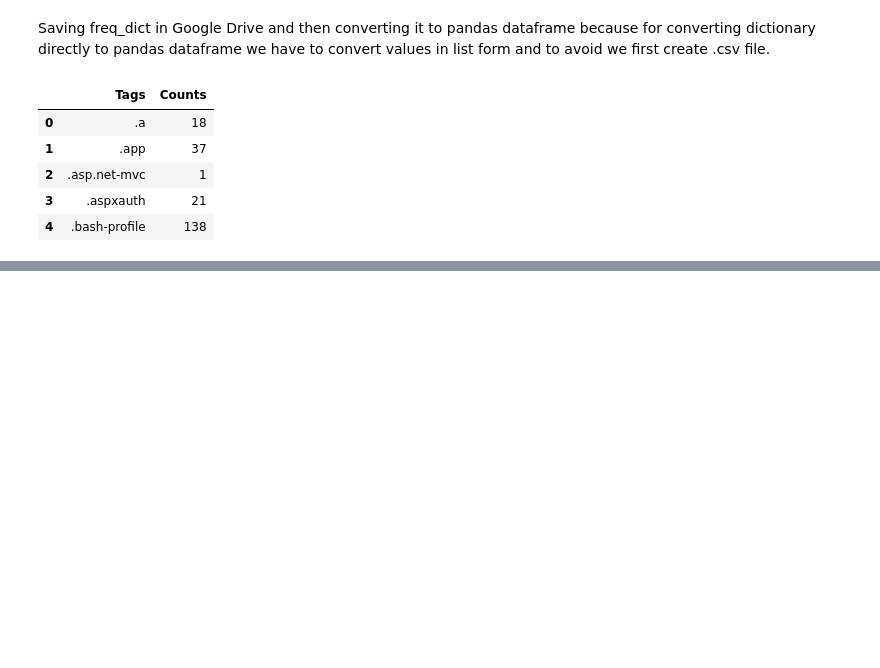
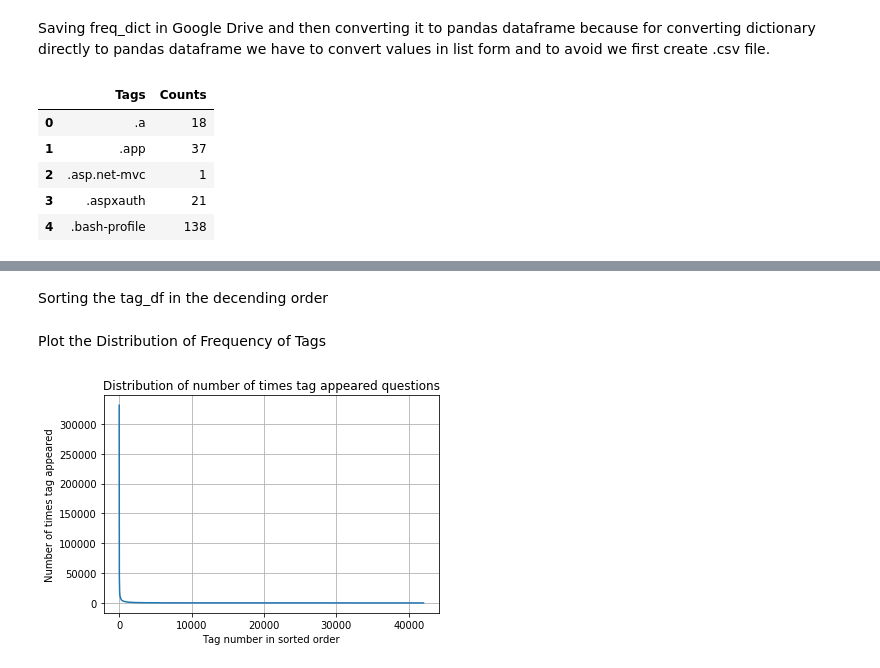
Before and after one commit to erYash15/StackOverflow-Tag-Prediction, a Jupyter notebook: facebook_recruiting_iii_keyword_extraction.ipynb, the cells around one changed output, grey strips where cells are left out. Drawn from its saved outputs; the diff is of its cells as text; code cells hidden in the pictures; blank space fills up the shorter version.

```diff
--- a/facebook_recruiting_iii_keyword_extraction.ipynb
+++ b/facebook_recruiting_iii_keyword_extraction.ipynb
@@ -192,2 +178,17 @@ ValueError: ignored
+# %% [markdown]
+Sorting the tag_df in the decending order
+# %%
+tag_df.sort_values(['Counts'], inplace = True, ascending = False)
+# %% [markdown]
+Plot the Distribution of Frequency of Tags
+# %%
+plt.plot(tag_df['Counts'].values)
+plt.title("Distribution of number of times tag appeared questions")
+plt.grid()
+plt.xlabel("Tag number in sorted order")
+plt.ylabel("Number of times tag appeared")
+plt.show()
+# %% [output]
+[figure, added]
 # %%
 |
```
Also changed, not shown: parts of 6 cells of this notebook.
